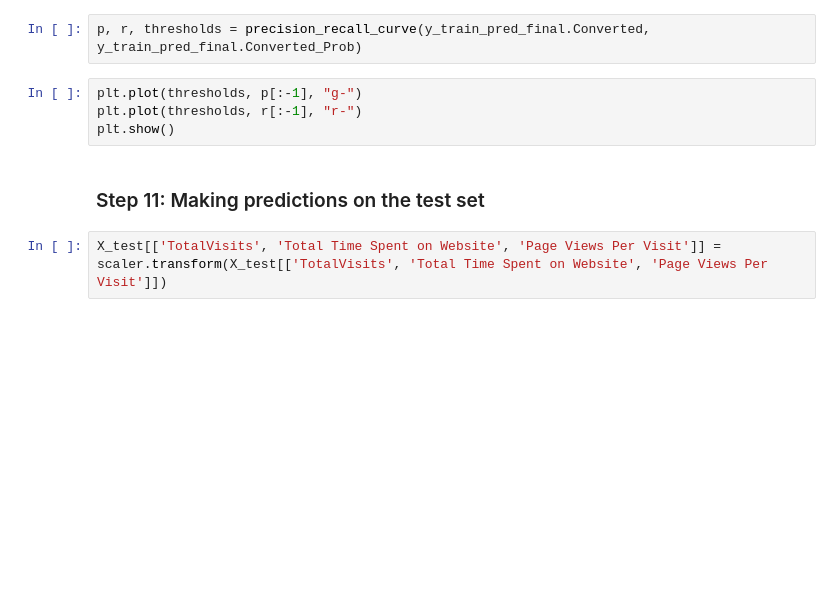
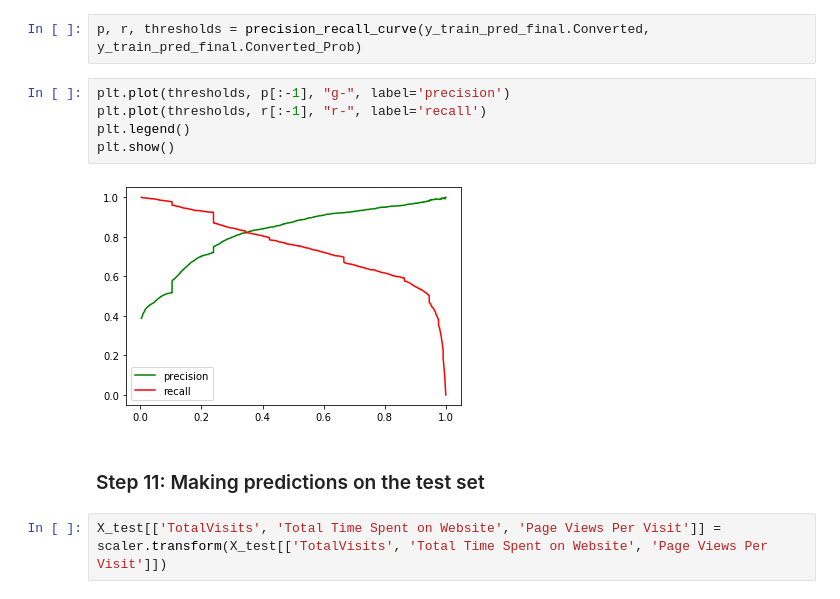
Before and after one commit to singh-manvinder/lead_scoring, a Jupyter notebook: solution.ipynb, the cells around one changed output. Drawn from its saved outputs; the diff is of its cells as text; blank space fills up the shorter version.

Commit message:
added chart labels

```diff
--- a/solution.ipynb
+++ b/solution.ipynb
@@ -799,9 +1184,12 @@ y_train_pred_final.Converted, y_train_pred_final.Predicted
 # %%
 p, r, thresholds = precision_recall_curve(y_train_pred_final.Converted, y_train_pred_final.Converted_Prob)
 # %%
-plt.plot(thresholds, p[:-1], "g-")
-plt.plot(thresholds, r[:-1], "r-")
+plt.plot(thresholds, p[:-1], "g-", label='precision')
+plt.plot(thresholds, r[:-1], "r-", label='recall')
+plt.legend()
 plt.show()
+# %% [output]
+[figure, added]
 # %% [markdown]
 ### Step 11: Making predictions on the test set
 # %%
```
Also changed, not shown: parts of 71 cells of this notebook.
